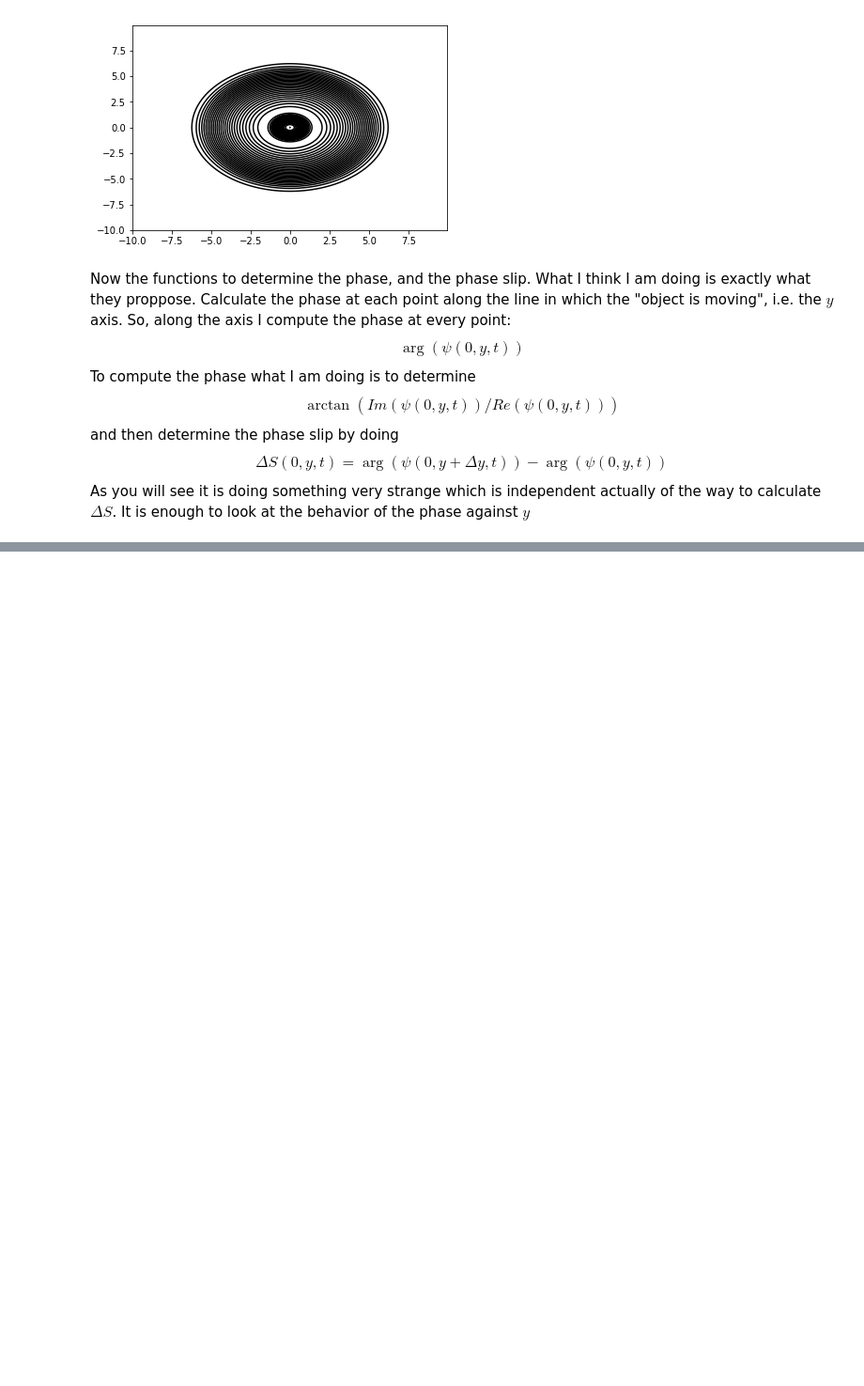
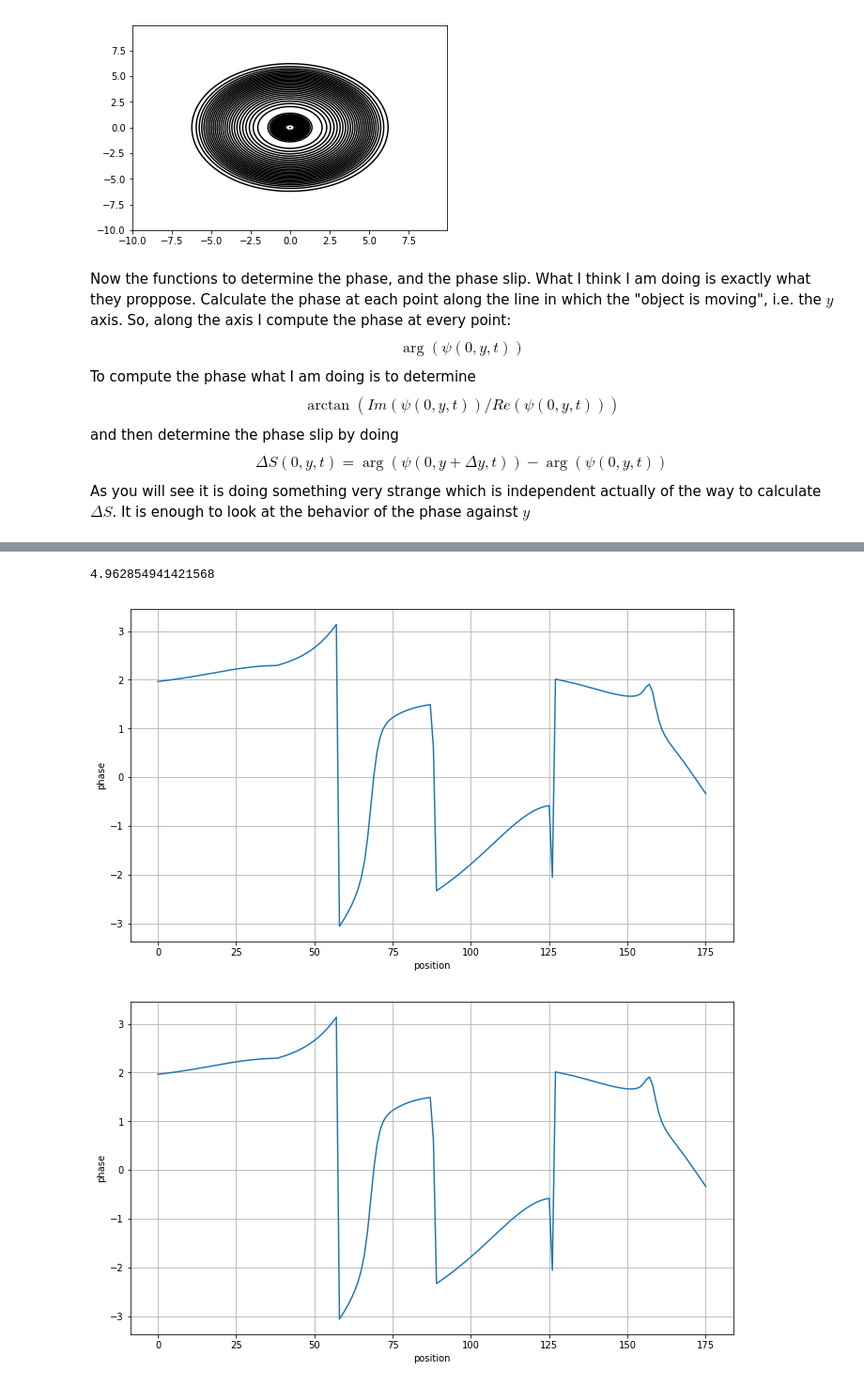
Before and after one commit to mvilucchio/BEC_TSSP, a Jupyter notebook: Vortices_Phase.ipynb, the cells around one changed output, grey strips where cells are left out. Shown at 94% size. Drawn from its saved outputs; the diff is of its cells as text; code cells hidden in the pictures; blank space fills up the shorter version.

```diff
--- a/Vortices_Phase.ipynb
+++ b/Vortices_Phase.ipynb
@@ -390,0 +583,66 @@ plt.show()#I will upgrade the graphic, sorry it is kind of basic still
+# %%
+
+def phase_line(X, Y, Z, contour, x_spacing, y_spacing):
+    """
+    This method computes the contour integreation around a positively oriented
+    square of corners A, B, C and D.
+      A (x_1, y_2) +---<---+ D (x_2, y_2)
+                   |       |
+                   v       ^
+                   |       |
+      B (x_1, y_1) +--->---+ C (x_2, y_1)
+    Parameters
+    ----------
+    X : numpy.ndarray
+        Matrix with values for the first axis on all the rows.
+    Y : numpy.ndarray
+        Matrix with values for the second axis on all the columns.
+    Z : numpy.ndarray
+        Either a matrix with 3 dimension and the last two dimensions like the
+        dimensions of X and Y or a list of two matricies with the same size as
+        X and Y.
+    contour : list of floats
+        Should contain the extrems of the path.
+    Raises
+    ------
+    ValueError
+        If the shape of z or contour is not a valid list.
+    TypeError
+        If the type of any of the initial agruments don't match the required.
+    Returns
+    -------
+    float
+        Value of the contour integreation around the contour.
+    """
+
+    if not isinstance(contour, list):
+        raise TypeError('The argument contour should be a list of tuples.')
+    elif len(contour) != 4:
+        raise ValueError(
+            'The number of elements in contour should be 4, here it is {}'.format(len(contour)))
+
+    x_1, x_2, y_1, y_2 = contour
+
+    if x_2 < x_1 or y_2 < y_1:
+        raise ValueError('It should be x_1 < x_2 and y_1 < y_2.')
+
+    x_1_idx, x_2_idx = _crop_array_idxs(X[:, 0], x_1, x_2)
+    y_1_idx, y_2_idx = _crop_array_idxs(Y[0, :], y_1, y_2)
+    #return(x_1_idx, x_2_idx, y_1_idx, y_2_idx)
+    init_value = []
+    init_value = Z[x_1_idx: x_2_idx, y_1_idx]
+    init_value=np.append(init_value,Z[x_2_idx, y_1_idx: y_2_idx])
+    init_value=np.append(init_value,-Z[x_1_idx: x_2_idx, y_2_idx])
+    init_value=np.append(init_value,-Z[x_2_idx, y_1_idx: y_2_idx])
+
+    return init_value
+list_phase=phase_line(X, Y, calc_phase(psi_t[350]), [-3, 4, 0, 6], x_spacing, y_spacing)
+#list_phase
+(np.angle(np.exp(1j*np.roll(list_phase,1))*np.exp(1j*np.exp(-1j*list_phase)))[1:-1].sum())%(2*np.pi)
+# %% [output]
+4.962854941421568
+# %%
+plane_plotter(np.arange(len(list_phase)-2),np.angle(np.exp(1j*np.roll(list_phase,1))*np.exp(1j*np.exp(-1j*list_phase)))[1:-1],x_label="position",y_label=r'phase',show_plot=True)
+# %% [output]
+[figure, added]
+[figure, added]
```
Also changed, not shown: parts of 22 cells of this notebook.
